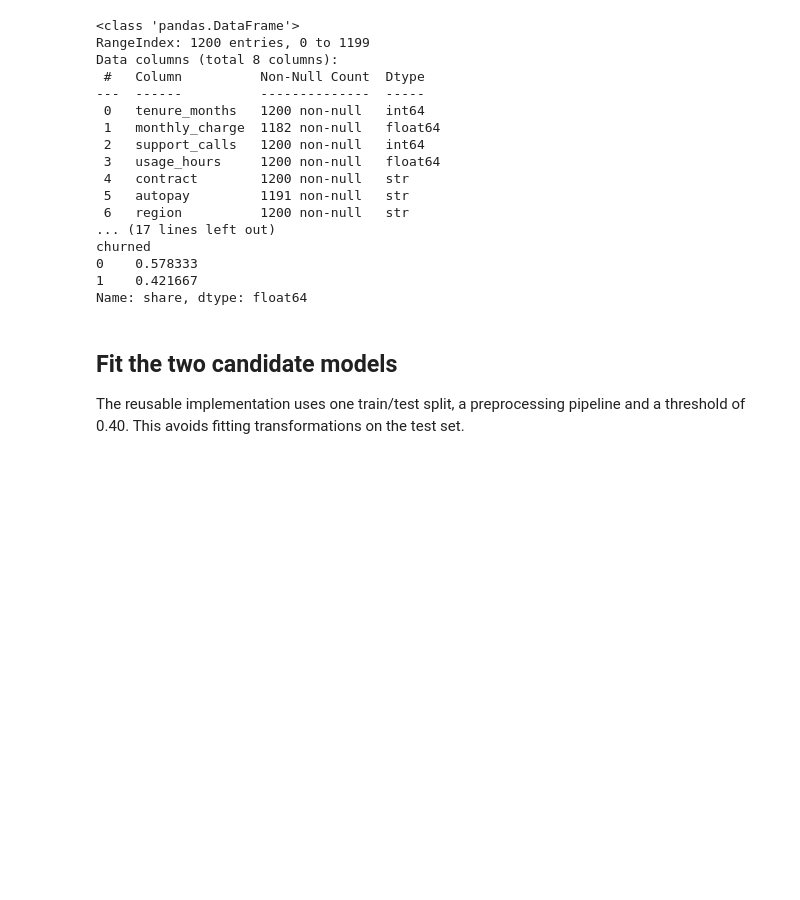
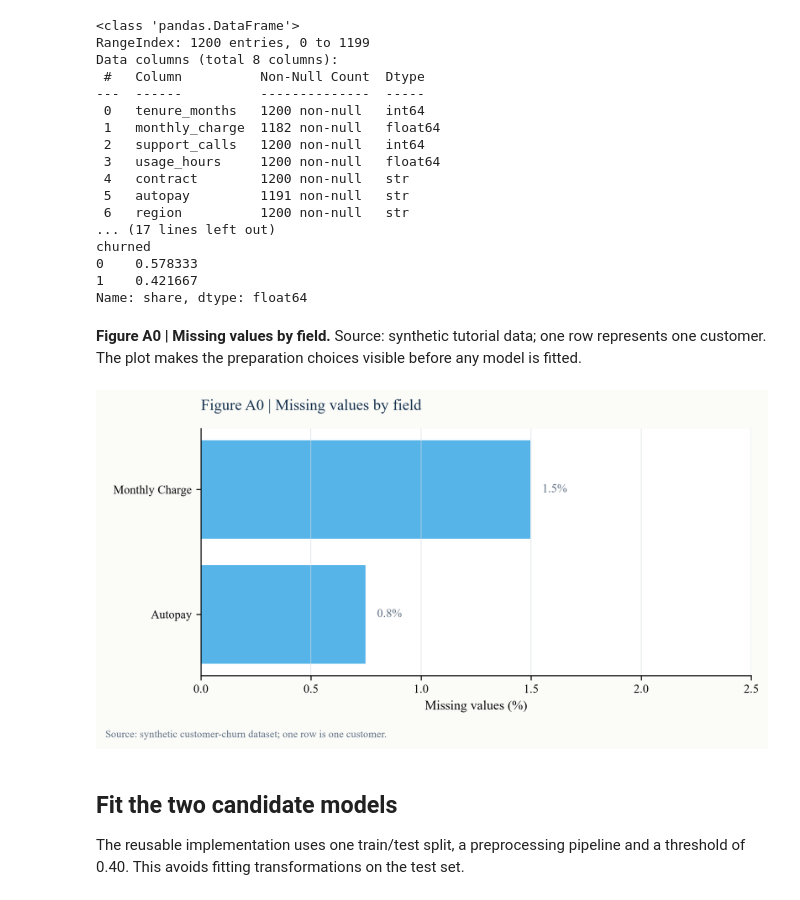
Before and after one commit to Aayloo/data-science-crisp-dm-tutorial, a Jupyter notebook: notebooks/01-customer-churn.ipynb, the cells around one changed output. Drawn from its saved outputs; the diff is of its cells as text; code cells hidden in the pictures; blank space fills up the shorter version.

```diff
--- a/notebooks/01-customer-churn.ipynb
+++ b/notebooks/01-customer-churn.ipynb
@@ -62,6 +79,14 @@ churned
 0    0.578333
 1    0.421667
 Name: share, dtype: float64
+# %% [markdown]
+**Figure A0 | Missing values by field.** Source: synthetic tutorial
+data; one row represents one customer. The plot makes the preparation choices
+visible before any model is fitted.
+# %%
+display(Image(filename=str(ROOT / "assets" / "img" / "missing-values.png")))
+# %% [output]
+[figure, added]
 # %% [markdown]
 ## Fit the two candidate models
 
```
Also changed, not shown: parts of 7 cells of this notebook, 26 other files.
